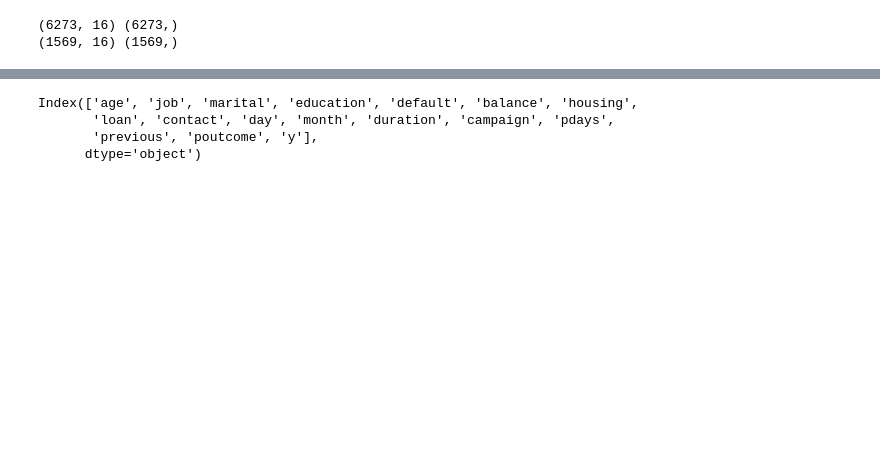
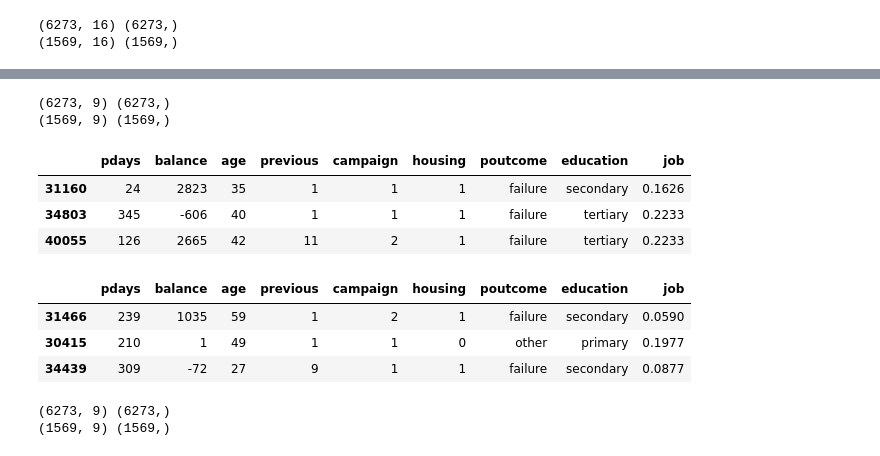
Before and after one commit to michael-0907/tibami, a Jupyter notebook: bank_1.ipynb, the cells around one changed output, grey strips where cells are left out. Drawn from its saved outputs; the diff is of its cells as text; code cells hidden in the pictures; blank space fills up the shorter version.

```diff
--- a/bank_1.ipynb
+++ b/bank_1.ipynb
@@ -312,7 +341,20 @@ education: 0.02559349953211286
-# %%
-data.columns
-# %% [output]
-Index(['age', 'job', 'marital', 'education', 'default', 'balance', 'housing',
-       'loan', 'contact', 'day', 'month', 'duration', 'campaign', 'pdays',
-       'previous', 'poutcome', 'y'],
-      dtype='object')
+# %%
+fil = ["pdays", "balance", "age", "previous", "campaign", "housing", "poutcome", "education", "job"]
+X_train_important = X_train[fil]
+X_test_important = X_test[fil]
+
+print(X_train_important.shape, y_train.shape)
+print(X_test_important.shape, y_test.shape)
+display(X_train_important.head(3))
+display(X_test_important.head(3))
+# %% [output]
+(6273, 9) (6273,)
+(1569, 9) (1569,)
+|  | pdays | balance | age | previous | campaign | housing | poutcome | education | job |
+| 31160 | 24 | 2823 | 35 | 1 | 1 | 1 | failure | secondary | 0.1626 |
+| 34803 | 345 | -606 | 40 | 1 | 1 | 1 | failure | tertiary | 0.2233 |
+| 40055 | 126 | 2665 | 42 | 11 | 2 | 1 | failure | tertiary | 0.2233 |
+|  | pdays | balance | age | previous | campaign | housing | poutcome | education | job |
+| 31466 | 239 | 1035 | 59 | 1 | 2 | 1 | failure | secondary | 0.0590 |
+| 30415 | 210 | 1 | 49 | 1 | 1 | 0 | other | primary | 0.1977 |
+| 34439 | 309 | -72 | 27 | 9 | 1 | 1 | failure | secondary | 0.0877 |
@@ -318,0 +370,9 @@ Index(['age', 'job', 'marital', 'education', 'default', 'balance', 'housing',
+# %%
+X_train_important = preprocessor_important.fit_transform(X_train_important)
+X_test_important = preprocessor_important.transform(X_test_important)
+
+print(X_train_important.shape, y_train.shape)
+print(X_test_important.shape, y_test.shape)
+# %% [output]
+(6273, 9) (6273,)
+(1569, 9) (1569,)
```
Also changed, not shown: parts of 28 cells of this notebook.
